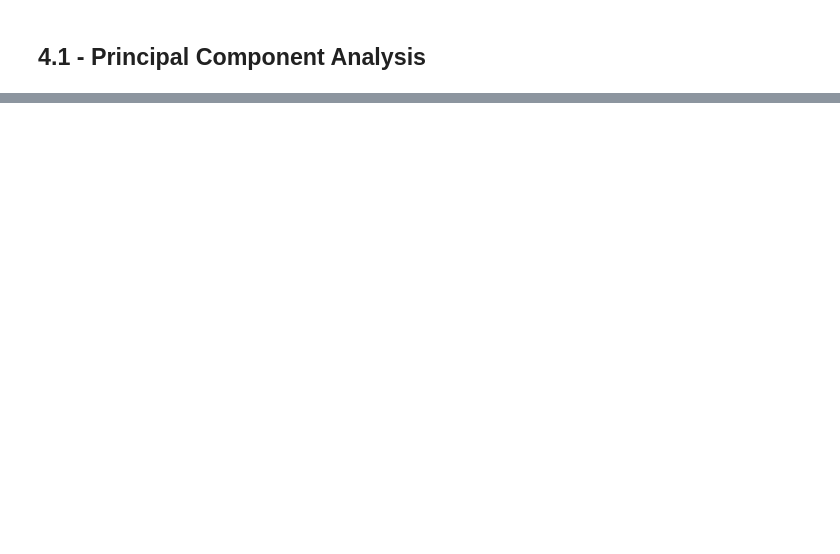
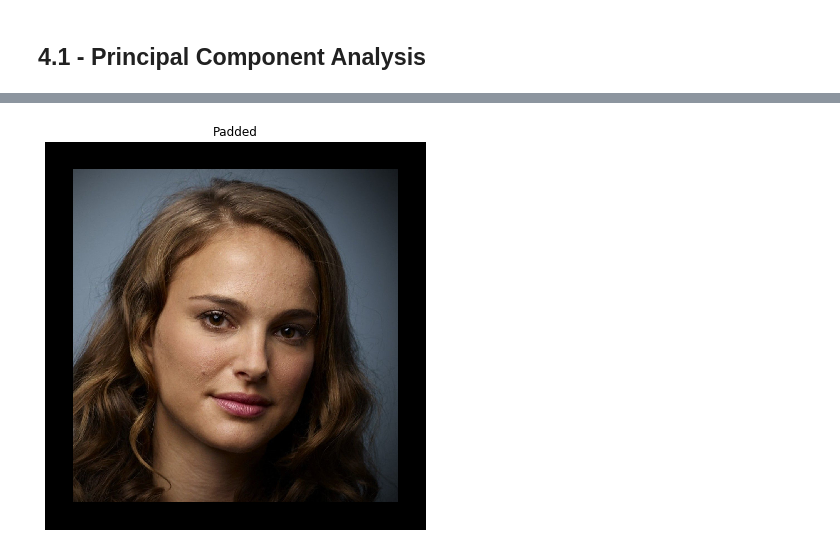
Before and after one commit to S010MON/image-processing, a Jupyter notebook: project2/6252320-Debnath_proj2.ipynb, the cells around one changed output, grey strips where cells are left out. Saved outputs shown, nothing was run; the diff lists cells and outputs as text; code cells hidden in the pictures; blank space fills up the shorter version.

```diff
--- a/project2/6252320-Debnath_proj2.ipynb
+++ b/project2/6252320-Debnath_proj2.ipynb
@@ -382,0 +390,7 @@ display([face_1, face_2, face_3, face_4],
+# %%
+# Zero Padding
+
+padded = cv2.copyMakeBorder(face, 100, 100, 100, 100, cv2.BORDER_CONSTANT)
+display([padded], ['Padded'])
+# %% [output]
+[figure, added]
```
Also changed, not shown: parts of 16 cells of this notebook.
